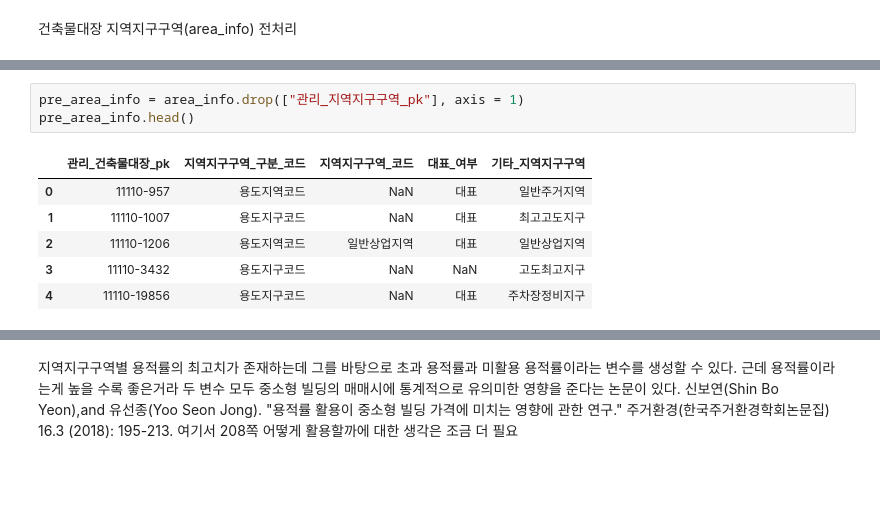
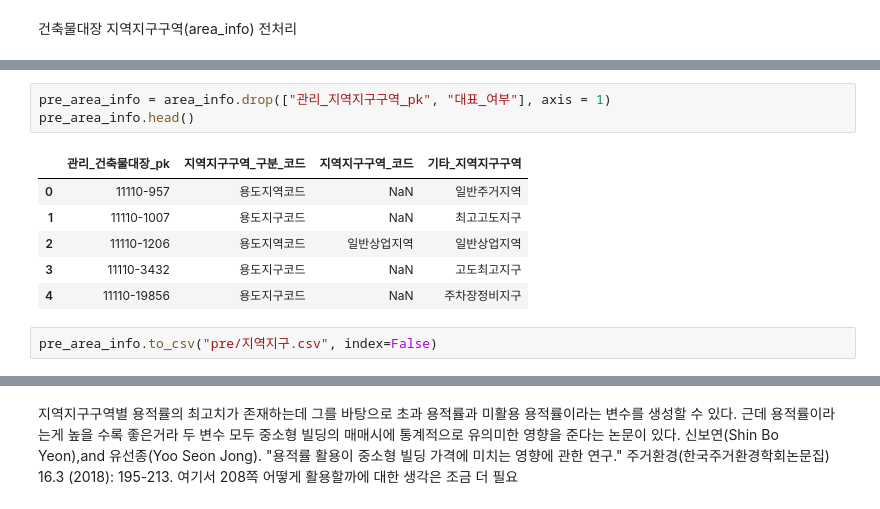
Before and after one commit to Capstone-4/BuildingPre, a Jupyter notebook: building.ipynb, the cells around one changed output, grey strips where cells are left out. Cells and saved outputs as stored; diff of their text form; blank space fills up the shorter version.

```diff
--- a/building.ipynb
+++ b/building.ipynb
@@ -436,12 +333,14 @@ area_info.head()
 # %%
-pre_area_info = area_info.drop(["관리_지역지구구역_pk"], axis = 1)
+pre_area_info = area_info.drop(["관리_지역지구구역_pk", "대표_여부"], axis = 1)
 pre_area_info.head()
 # %% [output]
-|  | 관리_건축물대장_pk | 지역지구구역_구분_코드 | 지역지구구역_코드 | 대표_여부 | 기타_지역지구구역 |
-| 0 | 11110-957 | 용도지역코드 | NaN | 대표 | 일반주거지역 |
-| 1 | 11110-1007 | 용도지구코드 | NaN | 대표 | 최고고도지구 |
-| 2 | 11110-1206 | 용도지역코드 | 일반상업지역 | 대표 | 일반상업지역 |
-| 3 | 11110-3432 | 용도지구코드 | NaN | NaN | 고도최고지구 |
-| 4 | 11110-19856 | 용도지구코드 | NaN | 대표 | 주차장정비지구 |
+|  | 관리_건축물대장_pk | 지역지구구역_구분_코드 | 지역지구구역_코드 | 기타_지역지구구역 |
+| 0 | 11110-957 | 용도지역코드 | NaN | 일반주거지역 |
+| 1 | 11110-1007 | 용도지구코드 | NaN | 최고고도지구 |
+| 2 | 11110-1206 | 용도지역코드 | 일반상업지역 | 일반상업지역 |
+| 3 | 11110-3432 | 용도지구코드 | NaN | 고도최고지구 |
+| 4 | 11110-19856 | 용도지구코드 | NaN | 주차장정비지구 |
+# %%
+pre_area_info.to_csv("pre/지역지구.csv", index=False)
 # %%
 pre_area_info[pre_area_info["기타_지역지구구역"].isna() == True]
```
Also changed, not shown: parts of 43 cells of this notebook, 21 other files.
